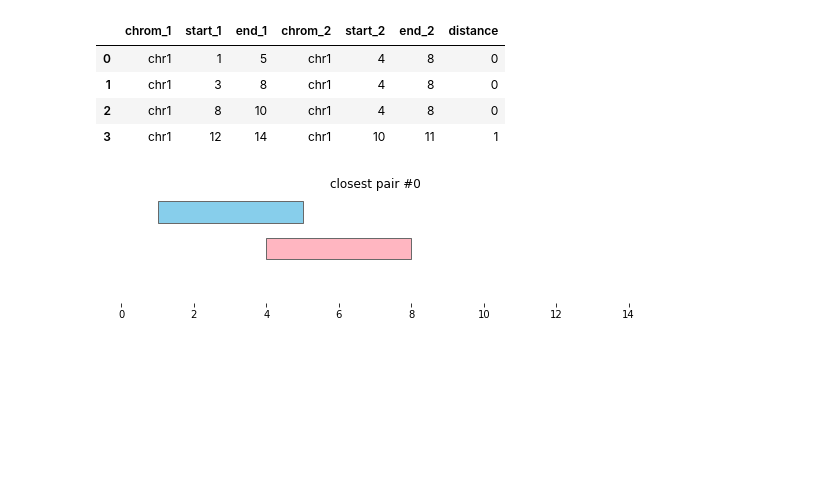
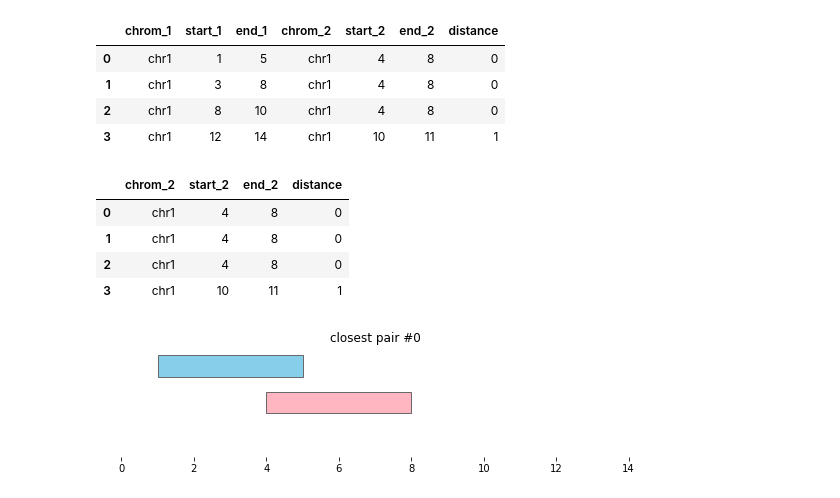
Before and after one commit to open2c/bioframe, a Jupyter notebook: docs/notebooks/intervals_tutorials.ipynb, the cells around one changed output. Saved outputs shown, nothing was run; the diff lists cells and outputs as text; code cells hidden in the pictures; blank space fills up the shorter version.

```diff
--- a/docs/notebooks/intervals_tutorials.ipynb
+++ b/docs/notebooks/intervals_tutorials.ipynb
@@ -161,6 +161,14 @@ bf.closest(df1, df2)
 | 1 | chr1 | 3 | 8 | chr1 | 4 | 8 | 0 |
 | 2 | chr1 | 8 | 10 | chr1 | 4 | 8 | 0 |
 | 3 | chr1 | 12 | 14 | chr1 | 10 | 11 | 1 |
+# %%
+bf.closest(df1, df2, return_input=2)
+# %% [output]
+|  | chrom_2 | start_2 | end_2 | distance |
+| 0 | chr1 | 4 | 8 | 0 |
+| 1 | chr1 | 4 | 8 | 0 |
+| 2 | chr1 | 4 | 8 | 0 |
+| 3 | chr1 | 10 | 11 | 1 |
 # %%
 closest_intervals = bf.closest(df1, df2)
 for i, reg_pair in closest_intervals.iterrows():
```
Also changed, not shown: parts of 14 cells of this notebook.
